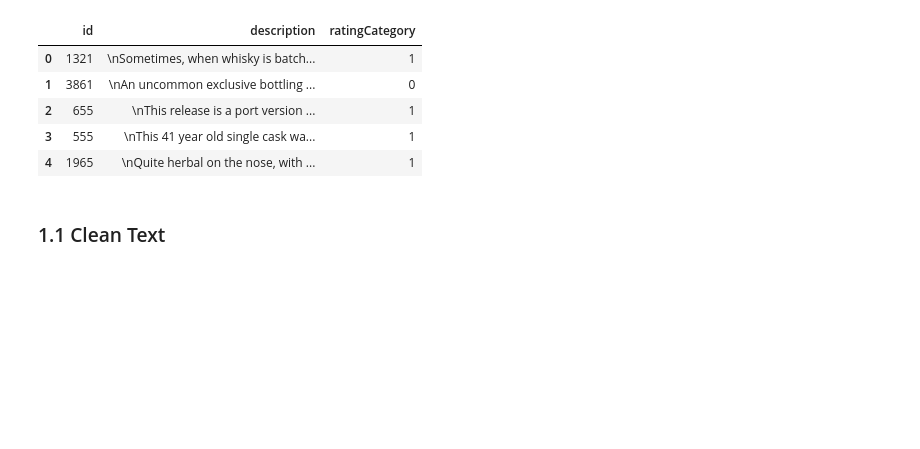
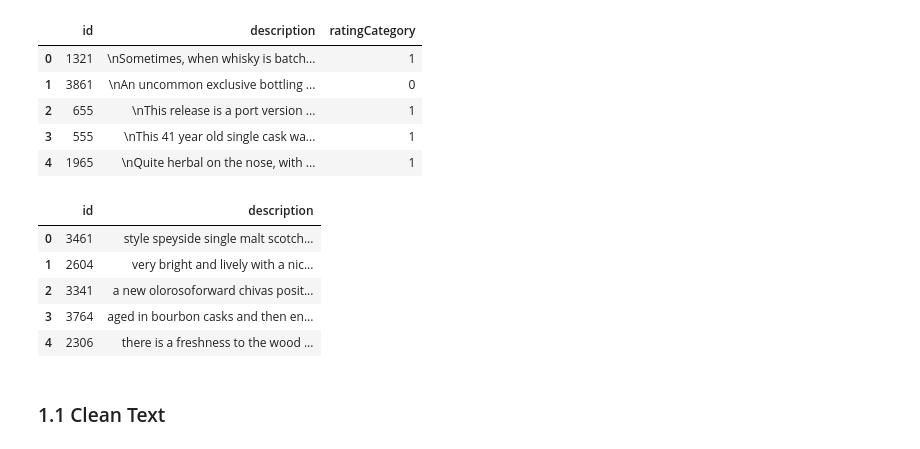
Before and after one commit to Vasanta2002/sprint_13, a Jupyter notebook: DS_413_Document_Classification_Assignment.ipynb, the cells around one changed output. Saved outputs shown, nothing was run; the diff lists cells and outputs as text; code cells hidden in the pictures; blank space fills up the shorter version.

```diff
--- a/DS_413_Document_Classification_Assignment.ipynb
+++ b/DS_413_Document_Classification_Assignment.ipynb
@@ -88,8 +83,8 @@ fatal: repository 'https://github.com/bloominstituteoftechnology/DS-Unit-4-Sprin
 # You can download these datasets from the Kaggle in-class
 # competition for your cohort.
 
-train = pd.read_csv('train.csv')
-test = pd.read_csv('test.csv')
+train = pd.read_csv('https://raw.githubusercontent.com/bloominstituteoftechnology/DS-Unit-4-Sprint-1-NLP/main/module3-document-classification/Kaggle%20Data/train.csv')
+test = pd.read_csv('https://raw.githubusercontent.com/bloominstituteoftechnology/DS-Unit-4-Sprint-1-NLP/main/module3-document-classification/Kaggle%20Data/test.csv')
 # %%
 train.head()
 # %% [output]
@@ -99,6 +94,15 @@ train.head()
 | 2 | 655 | \nThis release is a port version ... | 1 |
 | 3 | 555 | \nThis 41 year old single cask wa... | 1 |
 | 4 | 1965 | \nQuite herbal on the nose, with ... | 1 |
+# %%
+test.head()
+# %% [output]
+|  | id | description |
+| 0 | 3461 | style speyside single malt scotch... |
+| 1 | 2604 | very bright and lively with a nic... |
+| 2 | 3341 | a new olorosoforward chivas posit... |
+| 3 | 3764 | aged in bourbon casks and then en... |
+| 4 | 2306 | there is a freshness to the wood ... |
 # %% [markdown]
 ### 1.1 Clean Text
 # %%
```
Also changed, not shown: parts of 27 cells of this notebook.
